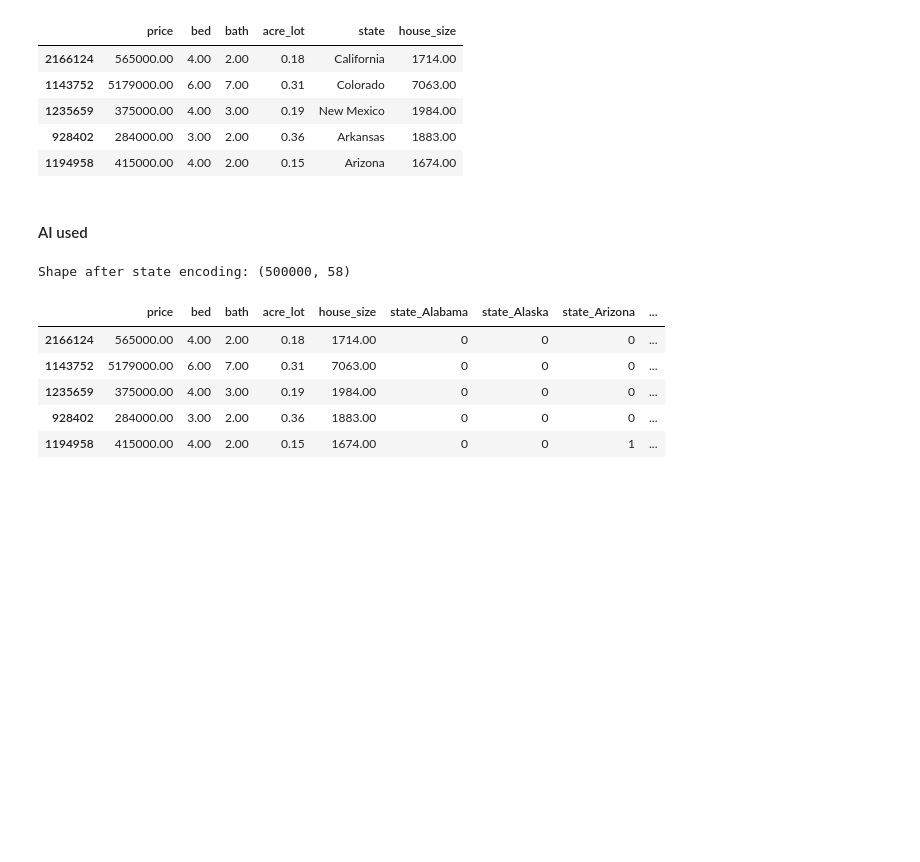
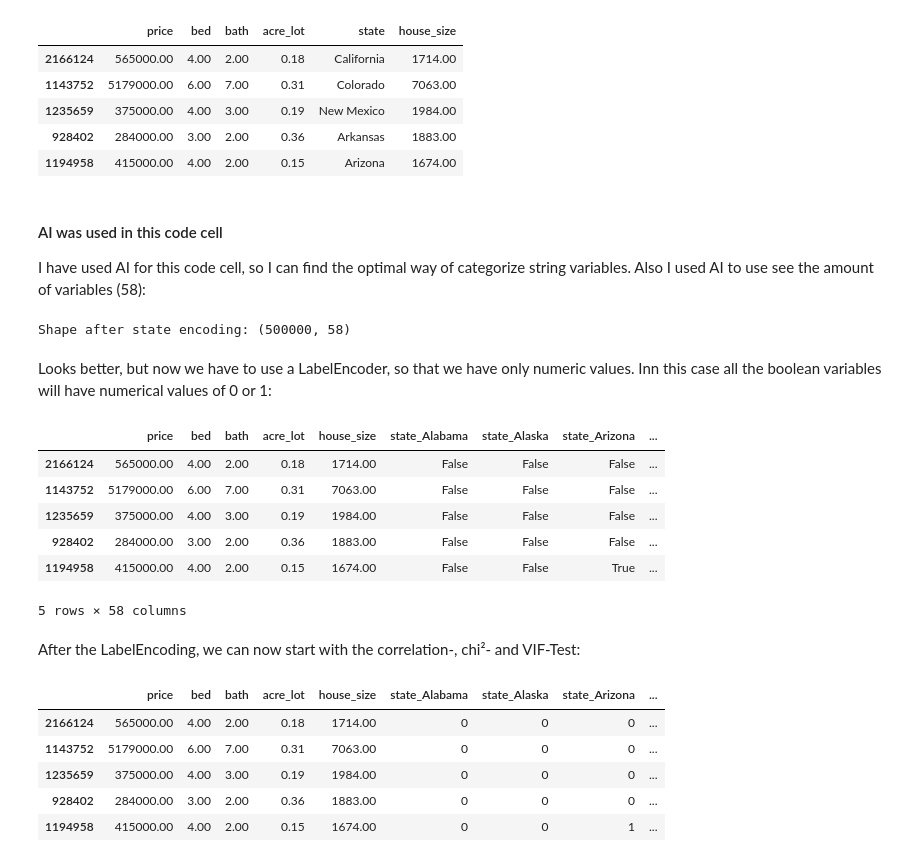
Before and after one commit to TimothyG77/DL-projects, a Jupyter notebook: Excercise 1/ANN-Regression-Dataset2/Corrected_All_States_USA_ANN_Regression.ipynb, the cells around one changed output. Cells and saved outputs as stored; diff of their text form; code cells hidden in the pictures; blank space fills up the shorter version.

```diff
--- a/Excercise 1/ANN-Regression-Dataset2/Corrected_All_States_USA_ANN_Regression.ipynb
+++ b/Excercise 1/ANN-Regression-Dataset2/Corrected_All_States_USA_ANN_Regression.ipynb
@@ -97,13 +146,26 @@ df.head()
 | 928402 | 284000.00 | 3.00 | 2.00 | 0.36 | Arkansas | 1883.00 |
 | 1194958 | 415000.00 | 4.00 | 2.00 | 0.15 | Arizona | 1674.00 |
 # %% [markdown]
-#### AI used
+#### AI was used in this code cell
+I have used AI for this code cell, so I can find the optimal way of categorize string variables. Also I used AI to use see the amount of variables (58):
 # %%
 df = pd.get_dummies(df, columns=["state"], drop_first=False)
 
 print("Shape after state encoding:", df.shape)
 # %% [output]
 Shape after state encoding: (500000, 58)
+# %% [markdown]
+Looks better, but now we have to use a LabelEncoder, so that we have only numeric values. Inn this case all the boolean variables will have numerical values of 0 or 1:
+# %%
+df.head()
+# %% [output]
+|  | price | bed | bath | acre_lot | house_size | state_Alabama | state_Alaska | state_Arizona | ... |
+| 2166124 | 565000.00 | 4.00 | 2.00 | 0.18 | 1714.00 | False | False | False | ... |
+| 1143752 | 5179000.00 | 6.00 | 7.00 | 0.31 | 7063.00 | False | False | False | ... |
+| 1235659 | 375000.00 | 4.00 | 3.00 | 0.19 | 1984.00 | False | False | False | ... |
+| 928402 | 284000.00 | 3.00 | 2.00 | 0.36 | 1883.00 | False | False | False | ... |
+| 1194958 | 415000.00 | 4.00 | 2.00 | 0.15 | 1674.00 | False | False | True | ... |
+5 rows × 58 columns
 # %%
 from sklearn.preprocessing import LabelEncoder
 variables = [
@@ -138,6 +200,8 @@ variables = [
 ]
 encoder = LabelEncoder()
 df[variables] = df[variables].apply(encoder.fit_transform)
+# %% [markdown]
+After the LabelEncoding, we can now start with the correlation-, chi²- and VIF-Test:
 # %%
 df.head()
 # %% [output]
```
Also changed, not shown: parts of 31 cells of this notebook, 3 other files.
